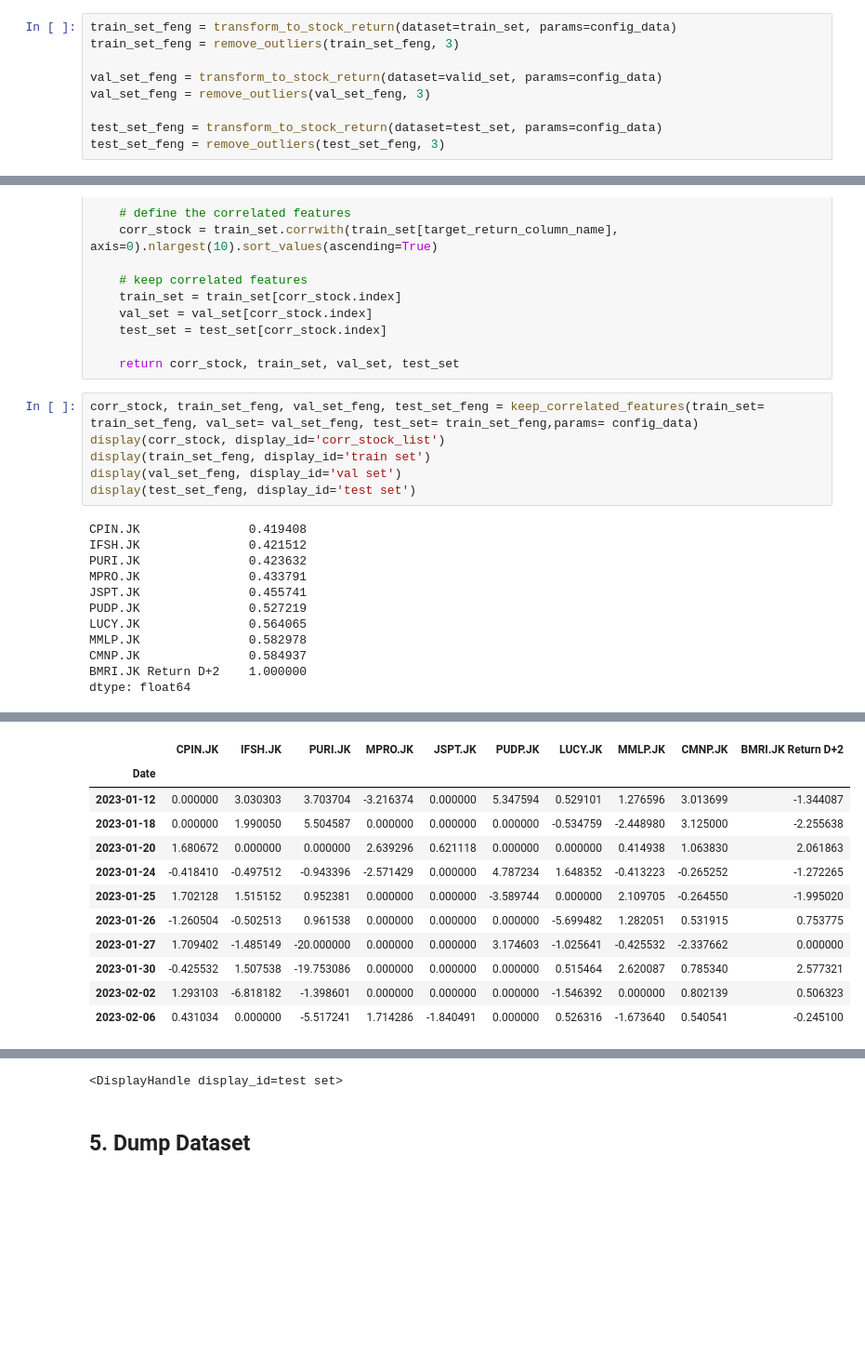
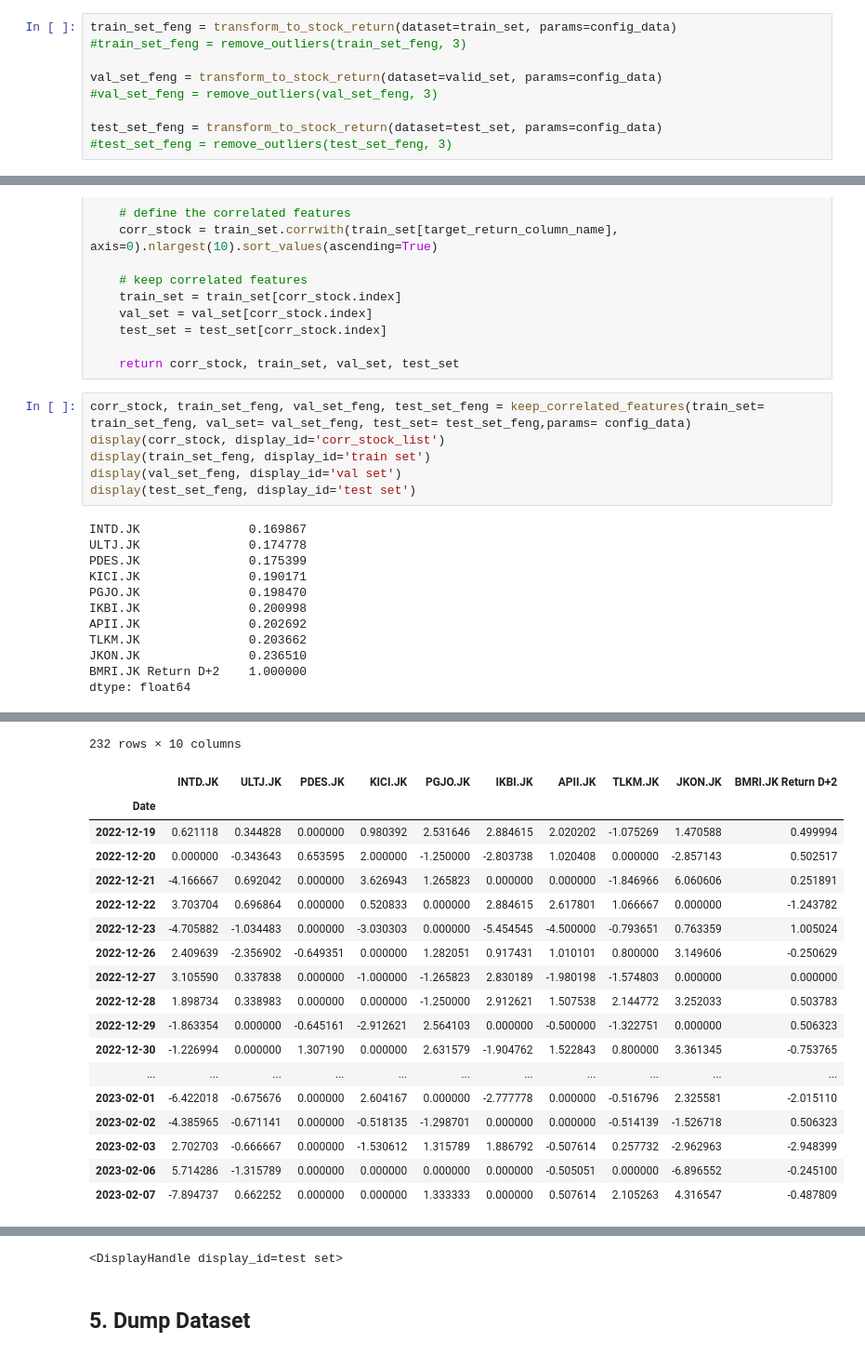
Before and after one commit to tgaufa/stock_prediction_time_series_modelling, a Jupyter notebook: 2. preprocessing.ipynb, the cells around one changed output, grey strips where cells are left out. Shown: that part at 93% size. Drawn from its saved outputs; the diff is of its cells as text; blank space fills up the shorter version.

```diff
--- a/2. preprocessing.ipynb
+++ b/2. preprocessing.ipynb
@@ -76,13 +76,13 @@ def remove_outliers(df,n_std):
     return df
 # %%
 train_set_feng = transform_to_stock_return(dataset=train_set, params=config_data)
-train_set_feng = remove_outliers(train_set_feng, 3)
+#train_set_feng = remove_outliers(train_set_feng, 3)
 
 val_set_feng = transform_to_stock_return(dataset=valid_set, params=config_data)
-val_set_feng = remove_outliers(val_set_feng, 3)
+#val_set_feng = remove_outliers(val_set_feng, 3)
 
 test_set_feng = transform_to_stock_return(dataset=test_set, params=config_data)
-test_set_feng = remove_outliers(test_set_feng, 3)
+#test_set_feng = remove_outliers(test_set_feng, 3)
 # %%
 display(train_set_feng.isna().any().sum())
 display(util.summary_dataset_describe(dataset=train_set_feng))
@@ -150,20 +150,20 @@ def keep_correlated_features(train_set, val_set, test_set, params):
 
     return corr_stock, train_set, val_set, test_set
 # %%
-corr_stock, train_set_feng, val_set_feng, test_set_feng = keep_correlated_features(train_set= train_set_feng, val_set= val_set_feng, test_set= train_set_feng,params= config_data)
+corr_stock, train_set_feng, val_set_feng, test_set_feng = keep_correlated_features(train_set= train_set_feng, val_set= val_set_feng, test_set= test_set_feng,params= config_data)
 display(corr_stock, display_id='corr_stock_list')
 display(train_set_feng, display_id='train set')
 display(val_set_feng, display_id='val set')
 display(test_set_feng, display_id='test set')
 # %% [output]
-CPIN.JK               0.419408
-IFSH.JK               0.421512
-PURI.JK               0.423632
-MPRO.JK               0.433791
-JSPT.JK               0.455741
-PUDP.JK               0.527219
-LUCY.JK               0.564065
-MMLP.JK               0.582978
-CMNP.JK               0.584937
+INTD.JK               0.169867
+ULTJ.JK               0.174778
+PDES.JK               0.175399
+KICI.JK               0.190171
+PGJO.JK               0.198470
+IKBI.JK               0.200998
+APII.JK               0.202692
+TLKM.JK               0.203662
+JKON.JK               0.236510
 BMRI.JK Return D+2    1.000000
 dtype: float64
@@ -188,12 +183,19 @@ dtype: float64
+232 rows × 10 columns
-|  | CPIN.JK | IFSH.JK | PURI.JK | MPRO.JK | JSPT.JK | PUDP.JK | LUCY.JK | MMLP.JK | CMNP.JK | BMRI.JK Return D+2 |
+|  | INTD.JK | ULTJ.JK | PDES.JK | KICI.JK | PGJO.JK | IKBI.JK | APII.JK | TLKM.JK | JKON.JK | BMRI.JK Return D+2 |
 | Date |  |  |  |  |  |  |  |  |  |  |
-| 2023-01-12 | 0.000000 | 3.030303 | 3.703704 | -3.216374 | 0.000000 | 5.347594 | 0.529101 | 1.276596 | 3.013699 | -1.344087 |
-| 2023-01-18 | 0.000000 | 1.990050 | 5.504587 | 0.000000 | 0.000000 | 0.000000 | -0.534759 | -2.448980 | 3.125000 | -2.255638 |
-| 2023-01-20 | 1.680672 | 0.000000 | 0.000000 | 2.639296 | 0.621118 | 0.000000 | 0.000000 | 0.414938 | 1.063830 | 2.061863 |
-| 2023-01-24 | -0.418410 | -0.497512 | -0.943396 | -2.571429 | 0.000000 | 4.787234 | 1.648352 | -0.413223 | -0.265252 | -1.272265 |
-| 2023-01-25 | 1.702128 | 1.515152 | 0.952381 | 0.000000 | 0.000000 | -3.589744 | 0.000000 | 2.109705 | -0.264550 | -1.995020 |
-| 2023-01-26 | -1.260504 | -0.502513 | 0.961538 | 0.000000 | 0.000000 | 0.000000 | -5.699482 | 1.282051 | 0.531915 | 0.753775 |
-| 2023-01-27 | 1.709402 | -1.485149 | -20.000000 | 0.000000 | 0.000000 | 3.174603 | -1.025641 | -0.425532 | -2.337662 | 0.000000 |
-| 2023-01-30 | -0.425532 | 1.507538 | -19.753086 | 0.000000 | 0.000000 | 0.000000 | 0.515464 | 2.620087 | 0.785340 | 2.577321 |
-| 2023-02-02 | 1.293103 | -6.818182 | -1.398601 | 0.000000 | 0.000000 | 0.000000 | -1.546392 | 0.000000 | 0.802139 | 0.506323 |
-| 2023-02-06 | 0.431034 | 0.000000 | -5.517241 | 1.714286 | -1.840491 | 0.000000 | 0.526316 | -1.673640 | 0.540541 | -0.245100 |
+| 2022-12-19 | 0.621118 | 0.344828 | 0.000000 | 0.980392 | 2.531646 | 2.884615 | 2.020202 | -1.075269 | 1.470588 | 0.499994 |
+| 2022-12-20 | 0.000000 | -0.343643 | 0.653595 | 2.000000 | -1.250000 | -2.803738 | 1.020408 | 0.000000 | -2.857143 | 0.502517 |
+| 2022-12-21 | -4.166667 | 0.692042 | 0.000000 | 3.626943 | 1.265823 | 0.000000 | 0.000000 | -1.846966 | 6.060606 | 0.251891 |
+| 2022-12-22 | 3.703704 | 0.696864 | 0.000000 | 0.520833 | 0.000000 | 2.884615 | 2.617801 | 1.066667 | 0.000000 | -1.243782 |
+| 2022-12-23 | -4.705882 | -1.034483 | 0.000000 | -3.030303 | 0.000000 | -5.454545 | -4.500000 | -0.793651 | 0.763359 | 1.005024 |
+| 2022-12-26 | 2.409639 | -2.356902 | -0.649351 | 0.000000 | 1.282051 | 0.917431 | 1.010101 | 0.800000 | 3.149606 | -0.250629 |
+| 2022-12-27 | 3.105590 | 0.337838 | 0.000000 | -1.000000 | -1.265823 | 2.830189 | -1.980198 | -1.574803 | 0.000000 | 0.000000 |
+| 2022-12-28 | 1.898734 | 0.338983 | 0.000000 | 0.000000 | -1.250000 | 2.912621 | 1.507538 | 2.144772 | 3.252033 | 0.503783 |
+| 2022-12-29 | -1.863354 | 0.000000 | -0.645161 | -2.912621 | 2.564103 | 0.000000 | -0.500000 | -1.322751 | 0.000000 | 0.506323 |
+| 2022-12-30 | -1.226994 | 0.000000 | 1.307190 | 0.000000 | 2.631579 | -1.904762 | 1.522843 | 0.800000 | 3.361345 | -0.753765 |
+| ... | ... | ... | ... | ... | ... | ... | ... | ... | ... | ... |
+| 2023-02-01 | -6.422018 | -0.675676 | 0.000000 | 2.604167 | 0.000000 | -2.777778 | 0.000000 | -0.516796 | 2.325581 | -2.015110 |
+| 2023-02-02 | -4.385965 | -0.671141 | 0.000000 | -0.518135 | -1.298701 | 0.000000 | 0.000000 | -0.514139 | -1.526718 | 0.506323 |
+| 2023-02-03 | 2.702703 | -0.666667 | 0.000000 | -1.530612 | 1.315789 | 1.886792 | -0.507614 | 0.257732 | -2.962963 | -2.948399 |
+| 2023-02-06 | 5.714286 | -1.315789 | 0.000000 | 0.000000 | 0.000000 | 0.000000 | -0.505051 | 0.000000 | -6.896552 | -0.245100 |
+| 2023-02-07 | -7.894737 | 0.662252 | 0.000000 | 0.000000 | 1.333333 | 0.000000 | 0.507614 | 2.105263 | 4.316547 | -0.487809 |
@@ -218,4 +220,4 @@ dtype: float64
-<DisplayHandle display_id=test set>
+<DisplayHandle display_id=test set>
 # %% [markdown]
 ## 5. Dump Dataset
 # %%
```
Also changed, not shown: parts of 5 cells of this notebook, 4 other files.
